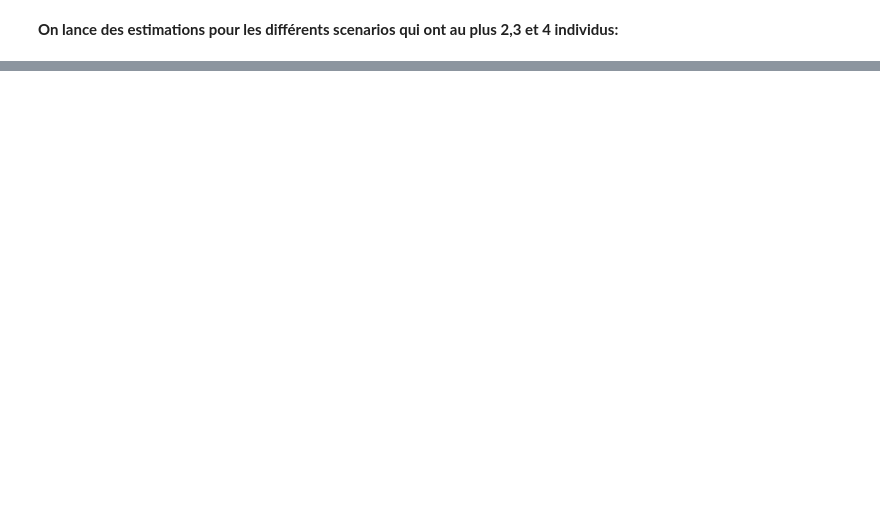
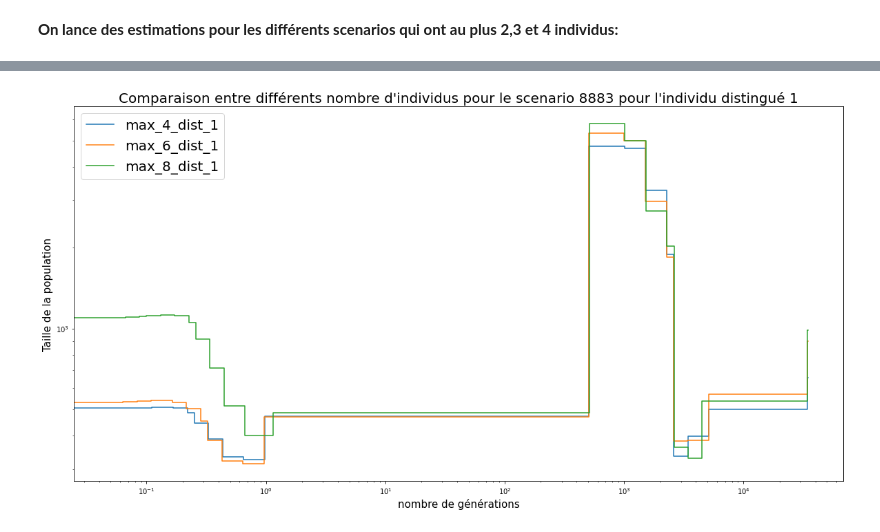
Before and after one commit to jayflora/SMCpp_HDGP, a Jupyter notebook: smc.ipynb, the cells around one changed output, grey strips where cells are left out. Cells and saved outputs as stored; diff of their text form; code cells hidden in the pictures; blank space fills up the shorter version.

```diff
--- a/smc.ipynb
+++ b/smc.ipynb
@@ -1102,0 +1189,4 @@ plot_Test_scenario(8883)
+# %%
+plot_Test_scenario(8883,tab_indiv,[1],f"Comparaison entre différents nombre d'individus pour le scenario {scenario} pour l'individu distingué 1")
+# %% [output]
+[figure, added]
```
Also changed, not shown: parts of 53 cells of this notebook.
